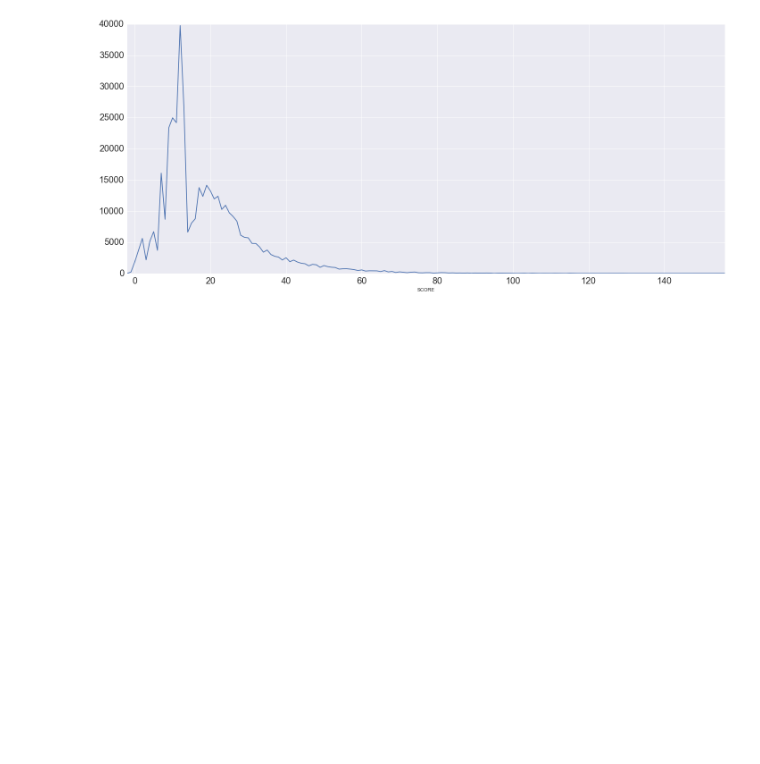
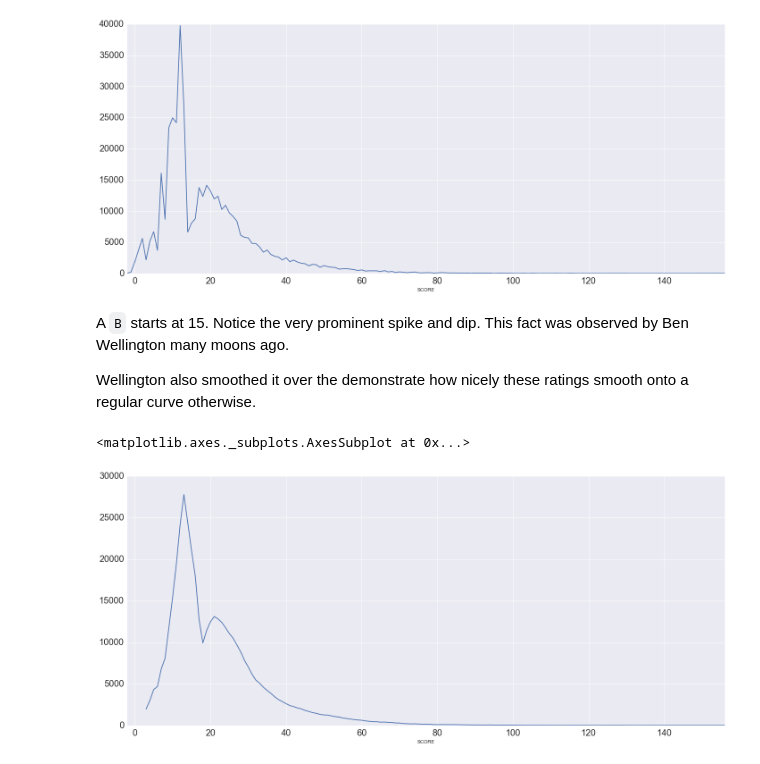
Before and after one commit to ResidentMario/nyc-health-inspections, a Jupyter notebook: seaborn_api_work.ipynb, the cells around one changed output. Saved outputs shown, nothing was run; the diff lists cells and outputs as text; code cells hidden in the pictures; blank space fills up the shorter version.

```diff
--- a/seaborn_api_work.ipynb
+++ b/seaborn_api_work.ipynb
@@ -32,3 +32,12 @@ inspect.groupby(['SCORE']).count()['CAMIS'].plot(figsize=(24, 10), fontsize=20)
 # %% [output]
 <matplotlib.axes._subplots.AxesSubplot at 0x...>
 [figure]
+# %% [markdown]
+A `B` starts at 15. Notice the very prominent spike and dip. This fact was observed by Ben Wellington many moons ago.
+
+Wellington also smoothed it over the demonstrate how nicely these ratings smooth onto a regular curve otherwise.
+# %%
+pd.rolling_mean(inspect.groupby(['SCORE']).count()['CAMIS'], window=5).plot(figsize=(24, 10), fontsize=20)
+# %% [output]
+<matplotlib.axes._subplots.AxesSubplot at 0x...>
+[figure, added]
```
Also changed, not shown: parts of 26 cells of this notebook, 1 other file.
